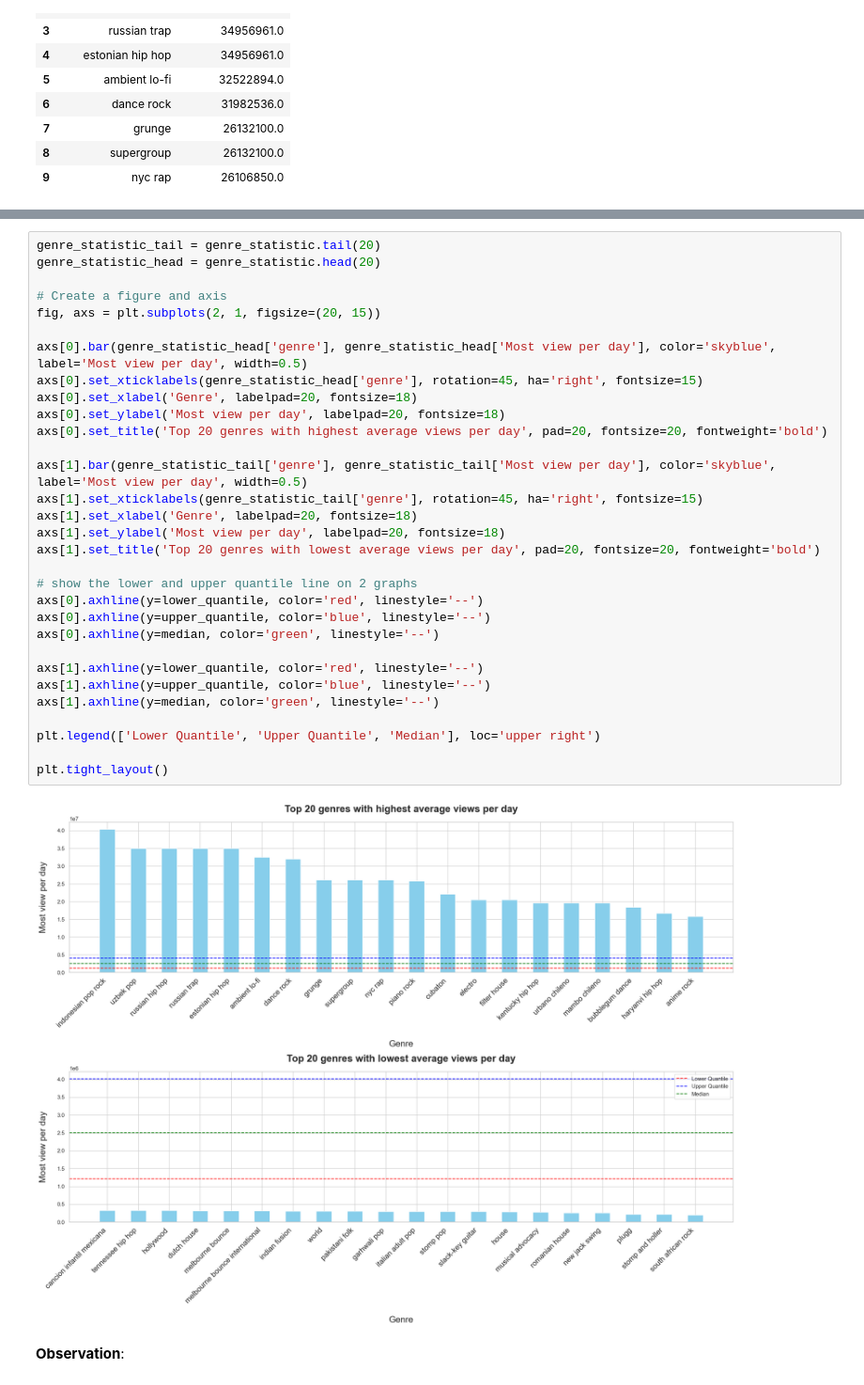
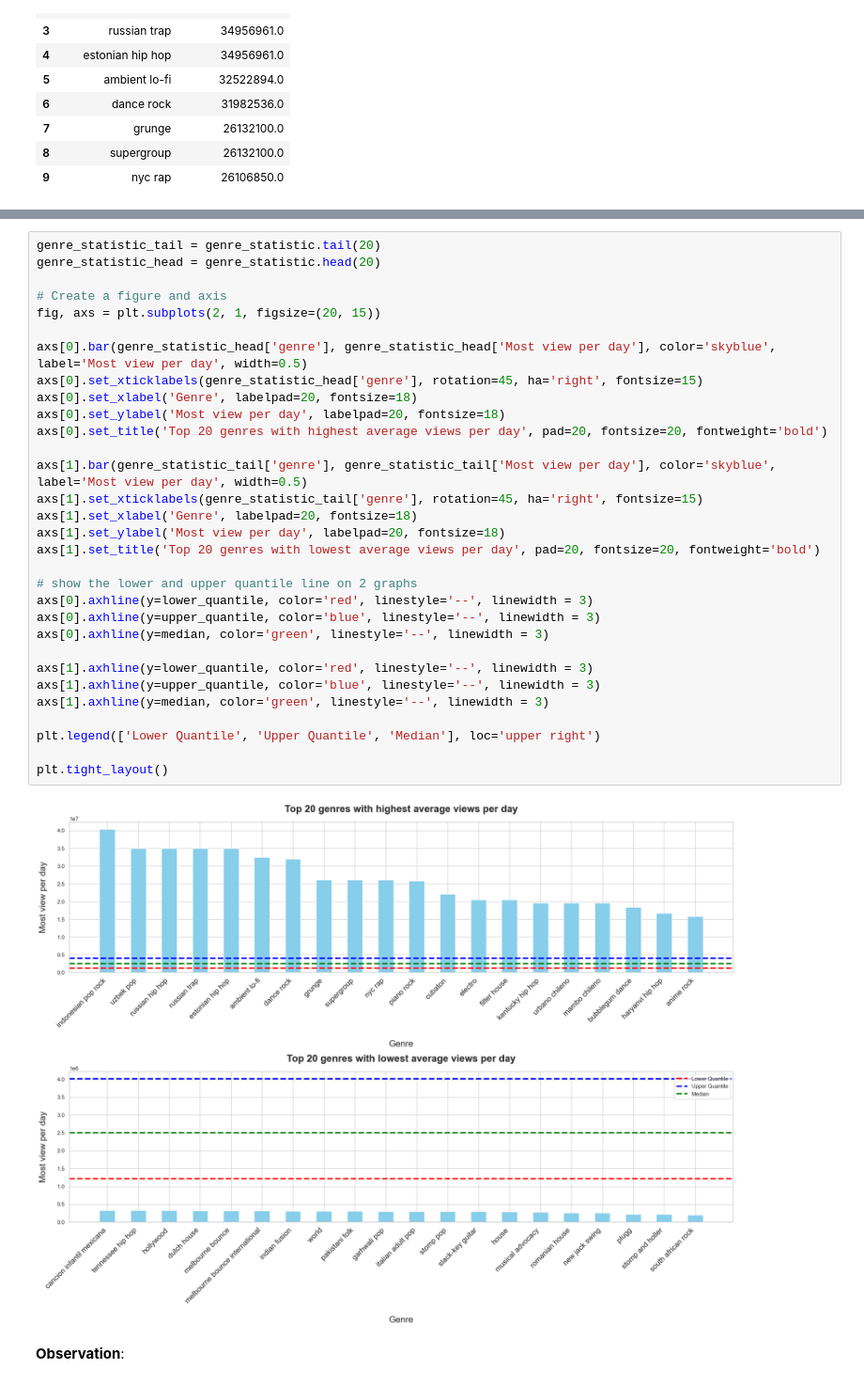
Before and after one commit to danghuynh-bit/youtube_project_DS, a Jupyter notebook: notebooks/3.0_Eda.ipynb, the cells around one changed output, grey strips where cells are left out. Shown at 94% size. Drawn from its saved outputs; the diff is of its cells as text.

```diff
--- a/notebooks/3.0_Eda.ipynb
+++ b/notebooks/3.0_Eda.ipynb
@@ -746,35 +754,35 @@ median = genre_statistic['Most view per day'].median()
 # %%
 genre_statistic_tail = genre_statistic.tail(20)
 genre_statistic_head = genre_statistic.head(20)
 
 # Create a figure and axis
 fig, axs = plt.subplots(2, 1, figsize=(20, 15))
 
 axs[0].bar(genre_statistic_head['genre'], genre_statistic_head['Most view per day'], color='skyblue', label='Most view per day', width=0.5)
 axs[0].set_xticklabels(genre_statistic_head['genre'], rotation=45, ha='right', fontsize=15)
 axs[0].set_xlabel('Genre', labelpad=20, fontsize=18)
 axs[0].set_ylabel('Most view per day', labelpad=20, fontsize=18)
 axs[0].set_title('Top 20 genres with highest average views per day', pad=20, fontsize=20, fontweight='bold')
 
 axs[1].bar(genre_statistic_tail['genre'], genre_statistic_tail['Most view per day'], color='skyblue', label='Most view per day', width=0.5)
 axs[1].set_xticklabels(genre_statistic_tail['genre'], rotation=45, ha='right', fontsize=15)
 axs[1].set_xlabel('Genre', labelpad=20, fontsize=18)
 axs[1].set_ylabel('Most view per day', labelpad=20, fontsize=18)
 axs[1].set_title('Top 20 genres with lowest average views per day', pad=20, fontsize=20, fontweight='bold')
 
 # show the lower and upper quantile line on 2 graphs
-axs[0].axhline(y=lower_quantile, color='red', linestyle='--')
-axs[0].axhline(y=upper_quantile, color='blue', linestyle='--')
-axs[0].axhline(y=median, color='green', linestyle='--')
+axs[0].axhline(y=lower_quantile, color='red', linestyle='--', linewidth = 3)
+axs[0].axhline(y=upper_quantile, color='blue', linestyle='--', linewidth = 3)
+axs[0].axhline(y=median, color='green', linestyle='--', linewidth = 3)
 
-axs[1].axhline(y=lower_quantile, color='red', linestyle='--')
-axs[1].axhline(y=upper_quantile, color='blue', linestyle='--')
-axs[1].axhline(y=median, color='green', linestyle='--')
+axs[1].axhline(y=lower_quantile, color='red', linestyle='--', linewidth = 3)
+axs[1].axhline(y=upper_quantile, color='blue', linestyle='--', linewidth = 3)
+axs[1].axhline(y=median, color='green', linestyle='--', linewidth = 3)
 
 plt.legend(['Lower Quantile', 'Upper Quantile', 'Median'], loc='upper right')
 
 plt.tight_layout()
 # %% [output]
-[figure, old version]
+[figure, new version]
 # %% [markdown]
 **Observation**:
```
Also changed, not shown: parts of 3 cells of this notebook.
